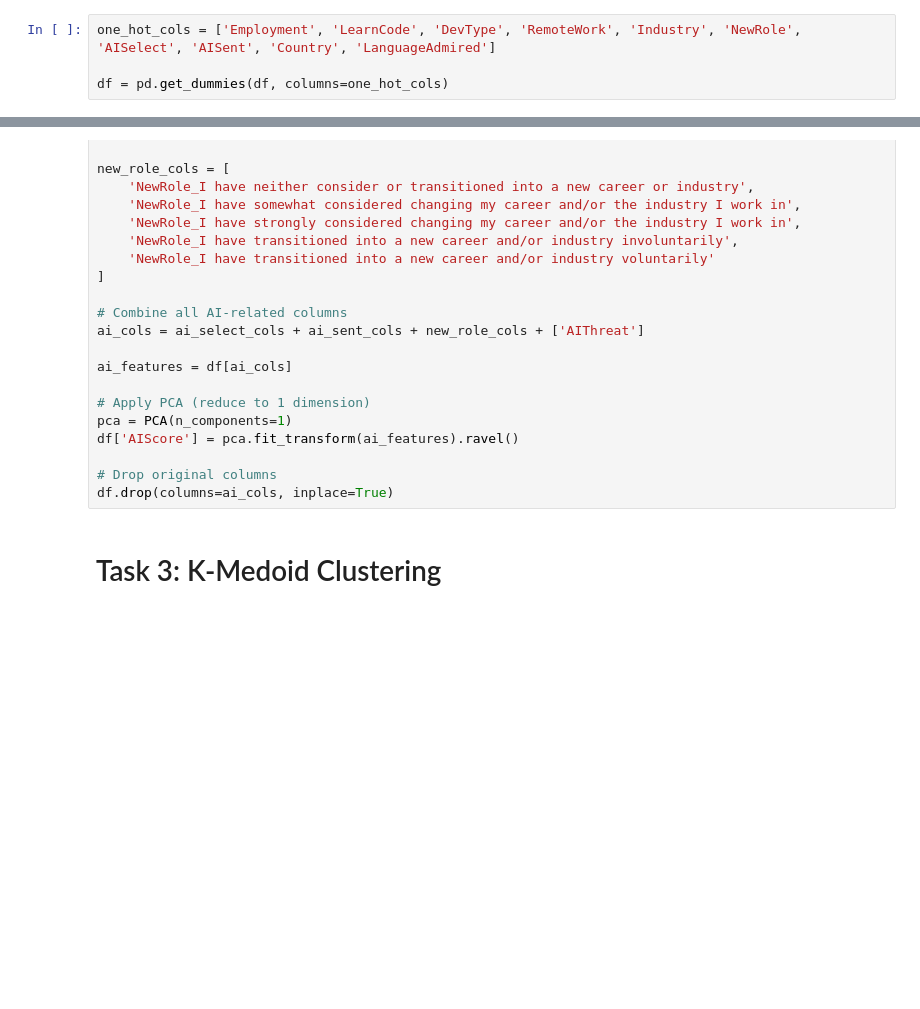
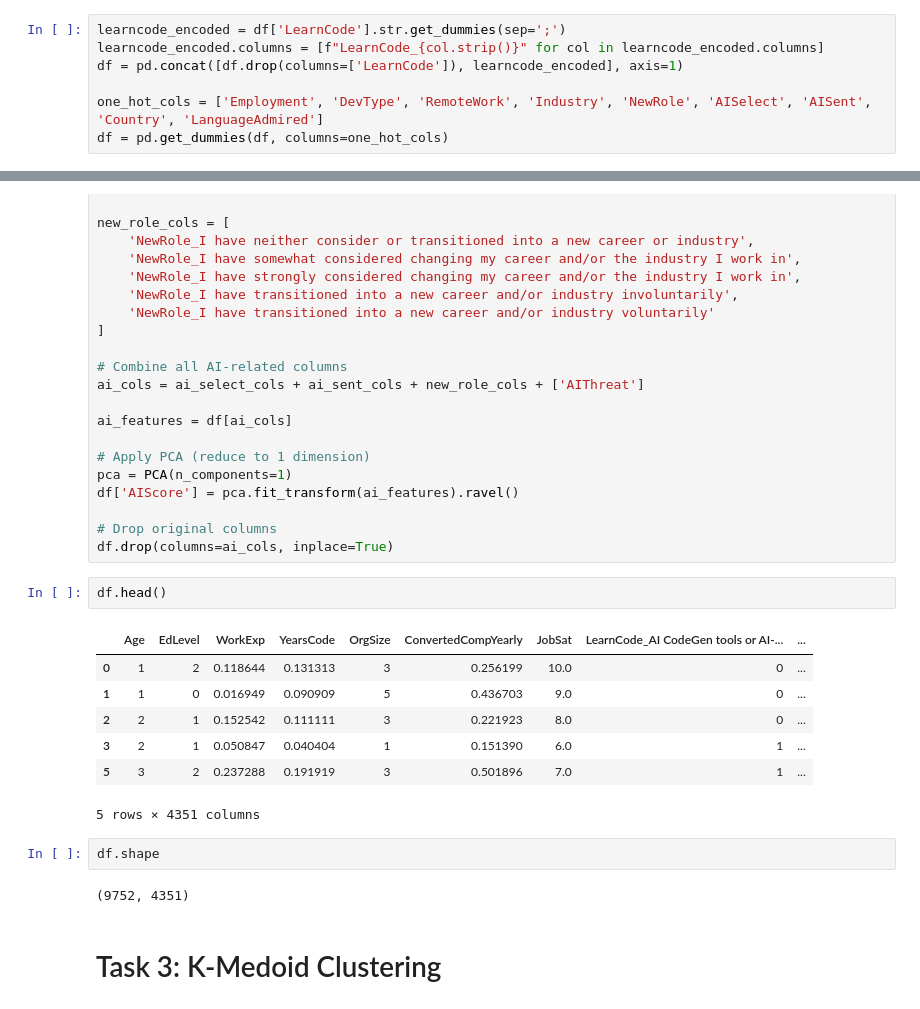
Before and after one commit to FarahHossam126/Data_Mining_Project, a Jupyter notebook: main.ipynb, the cells around one changed output, grey strips where cells are left out. Drawn from its saved outputs; the diff is of its cells as text; blank space fills up the shorter version.

```diff
--- a/main.ipynb
+++ b/main.ipynb
@@ -278,8 +278,11 @@ for col in ['Age', 'EdLevel', 'OrgSize', 'AIThreat']:
 # %% [markdown]
 - One-Hot Encoding
 # %%
-one_hot_cols = ['Employment', 'LearnCode', 'DevType', 'RemoteWork', 'Industry', 'NewRole', 'AISelect', 'AISent', 'Country', 'LanguageAdmired']
+learncode_encoded = df['LearnCode'].str.get_dummies(sep=';')
+learncode_encoded.columns = [f"LearnCode_{col.strip()}" for col in learncode_encoded.columns]
+df = pd.concat([df.drop(columns=['LearnCode']), learncode_encoded], axis=1)
 
+one_hot_cols = ['Employment', 'DevType', 'RemoteWork', 'Industry', 'NewRole', 'AISelect', 'AISent', 'Country', 'LanguageAdmired']
 df = pd.get_dummies(df, columns=one_hot_cols)
 # %% [markdown]
 ### Feature scaling
@@ -345,6 +340,20 @@ df['AIScore'] = pca.fit_transform(ai_features).ravel()
 
 # Drop original columns
 df.drop(columns=ai_cols, inplace=True)
+# %%
+df.head()
+# %% [output]
+|  | Age | EdLevel | WorkExp | YearsCode | OrgSize | ConvertedCompYearly | JobSat | LearnCode_AI CodeGen tools or AI-... | ... |
+| 0 | 1 | 2 | 0.118644 | 0.131313 | 3 | 0.256199 | 10.0 | 0 | ... |
+| 1 | 1 | 0 | 0.016949 | 0.090909 | 5 | 0.436703 | 9.0 | 0 | ... |
+| 2 | 2 | 1 | 0.152542 | 0.111111 | 3 | 0.221923 | 8.0 | 0 | ... |
+| 3 | 2 | 1 | 0.050847 | 0.040404 | 1 | 0.151390 | 6.0 | 1 | ... |
+| 5 | 3 | 2 | 0.237288 | 0.191919 | 3 | 0.501896 | 7.0 | 1 | ... |
+5 rows × 4351 columns
+# %%
+df.shape
+# %% [output]
+(9752, 4351)
 # %% [markdown]
 # Task 3: K-Medoid Clustering
 # %% [markdown]
```
Also changed, not shown: parts of 2 cells of this notebook.
